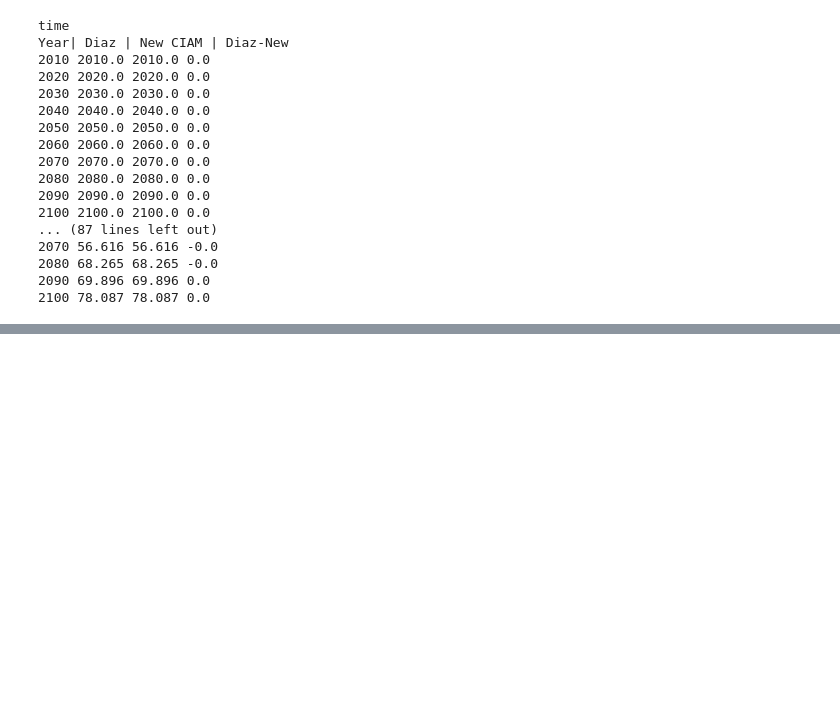
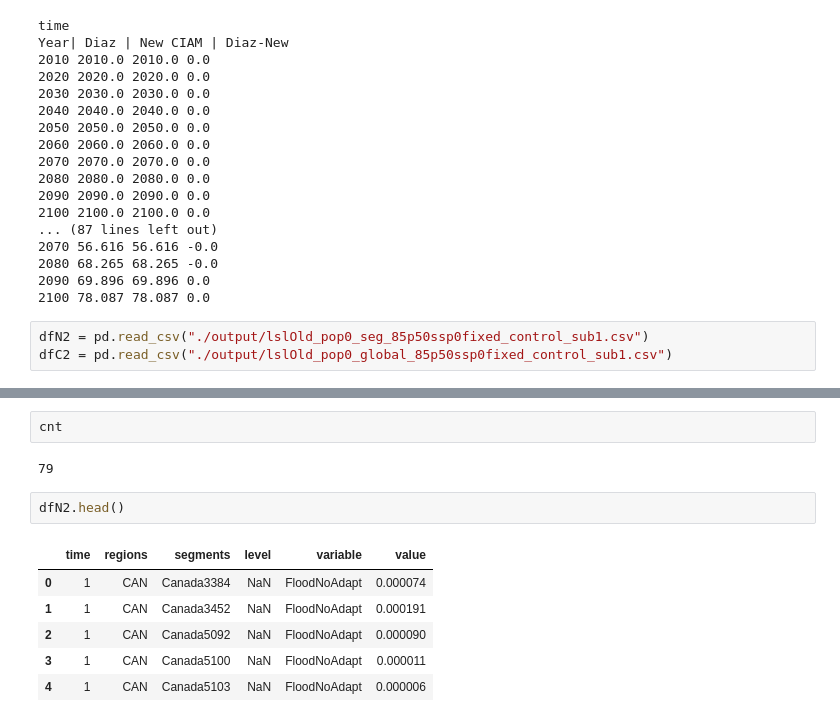
Before and after one commit to raddleverse/CIAM_uncertainty_propagation, a Jupyter notebook: baseline_comparison.ipynb, the cells around one changed output, grey strips where cells are left out. Drawn from its saved outputs; the diff is of its cells as text; blank space fills up the shorter version.

```diff
--- a/baseline_comparison.ipynb
+++ b/baseline_comparison.ipynb
@@ -364,3 +364,6 @@ Year| Diaz | New CIAM | Diaz-New
 2080 68.265 68.265 -0.0
 2090 69.896 69.896 0.0
 2100 78.087 78.087 0.0
+# %%
+dfN2 = pd.read_csv("./output/lslOld_pop0_seg_85p50ssp0fixed_control_sub1.csv")
+dfC2 = pd.read_csv("./output/lslOld_pop0_global_85p50ssp0fixed_control_sub1.csv")
@@ -366,0 +450,13 @@ Year| Diaz | New CIAM | Diaz-New
+# %%
+cnt
+# %% [output]
+79
+# %%
+dfN2.head()
+# %% [output]
+|  | time | regions | segments | level | variable | value |
+| 0 | 1 | CAN | Canada3384 | NaN | FloodNoAdapt | 0.000074 |
+| 1 | 1 | CAN | Canada3452 | NaN | FloodNoAdapt | 0.000191 |
+| 2 | 1 | CAN | Canada5092 | NaN | FloodNoAdapt | 0.000090 |
+| 3 | 1 | CAN | Canada5100 | NaN | FloodNoAdapt | 0.000011 |
+| 4 | 1 | CAN | Canada5103 | NaN | FloodNoAdapt | 0.000006 |
```
Also changed, not shown: parts of 36 cells of this notebook, 1 other file.
